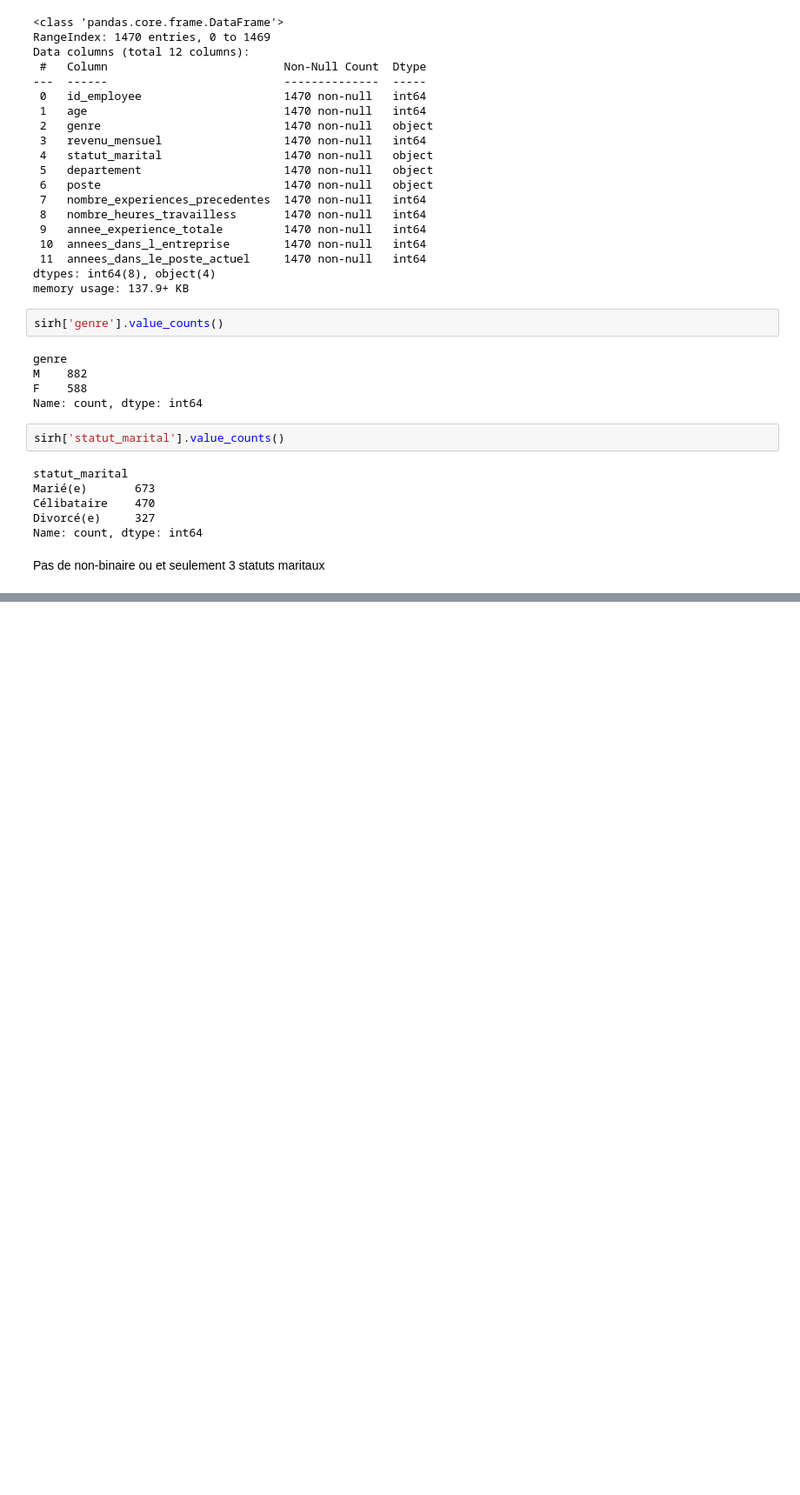
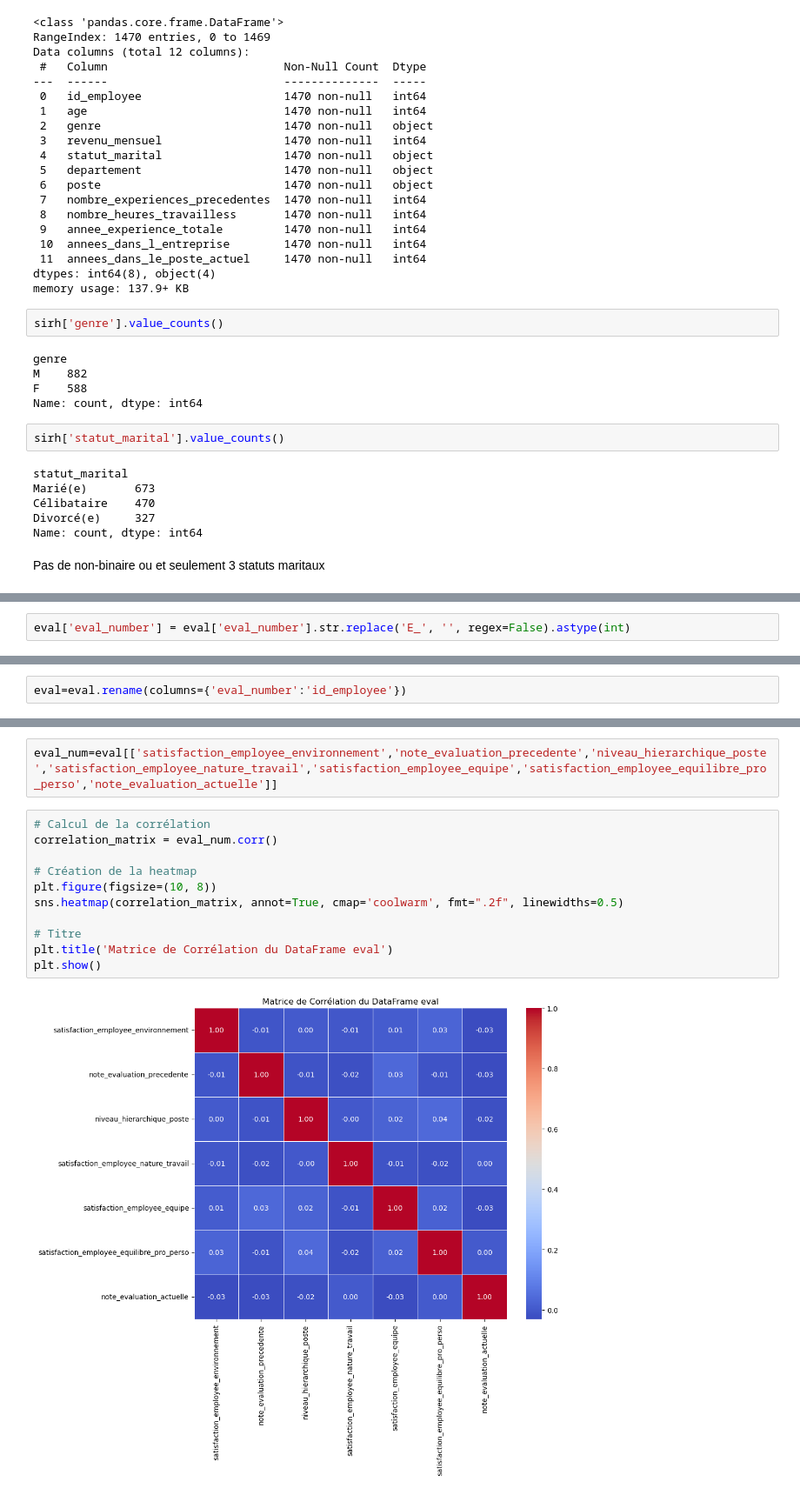
Before and after one commit to Lavin2110120/Projet5_OC, a Jupyter notebook: P4_OC.ipynb, the cells around one changed output, grey strips where cells are left out. Shown at 87% size. Cells and saved outputs as stored; diff of their text form; blank space fills up the shorter version.

```diff
--- a/P4_OC.ipynb
+++ b/P4_OC.ipynb
@@ -178,0 +243,2 @@ Pas de non-binaire ou et seulement 3 statuts maritaux
+# %%
+eval['eval_number'] = eval['eval_number'].str.replace('E_', '', regex=False).astype(int)
@@ -178,0 +252,2 @@ Pas de non-binaire ou et seulement 3 statuts maritaux
+# %%
+eval=eval.rename(columns={'eval_number':'id_employee'})
@@ -178,0 +286,15 @@ Pas de non-binaire ou et seulement 3 statuts maritaux
+# %%
+eval_num=eval[['satisfaction_employee_environnement','note_evaluation_precedente','niveau_hierarchique_poste','satisfaction_employee_nature_travail','satisfaction_employee_equipe','satisfaction_employee_equilibre_pro_perso','note_evaluation_actuelle']]
+# %%
+# Calcul de la corrélation
+correlation_matrix = eval_num.corr()
+
+# Création de la heatmap
+plt.figure(figsize=(10, 8))
+sns.heatmap(correlation_matrix, annot=True, cmap='coolwarm', fmt=".2f", linewidths=0.5)
+
+# Titre
+plt.title('Matrice de Corrélation du DataFrame eval')
+plt.show()
+# %% [output]
+[figure, added]
```
Also changed, not shown: parts of 17 cells of this notebook.
